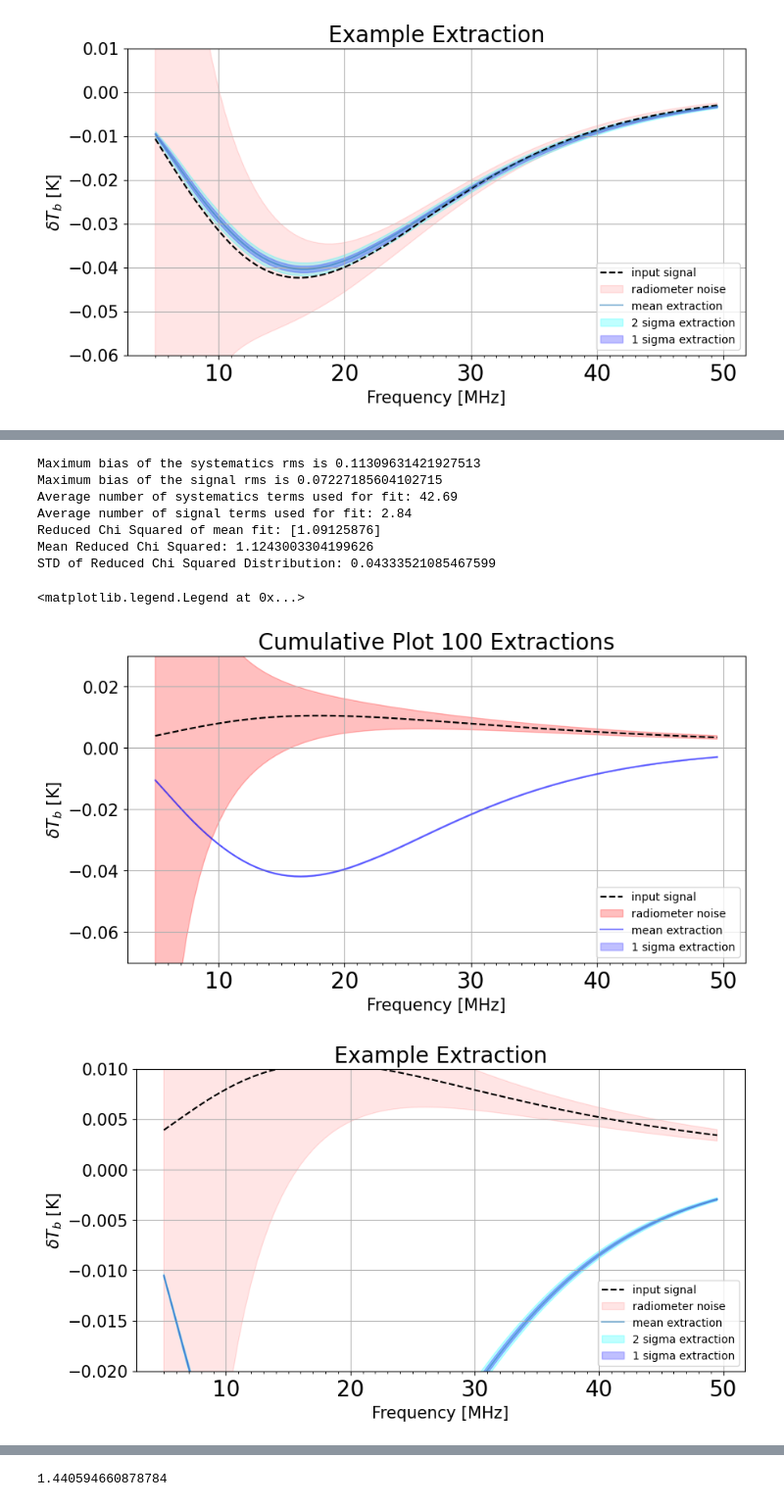
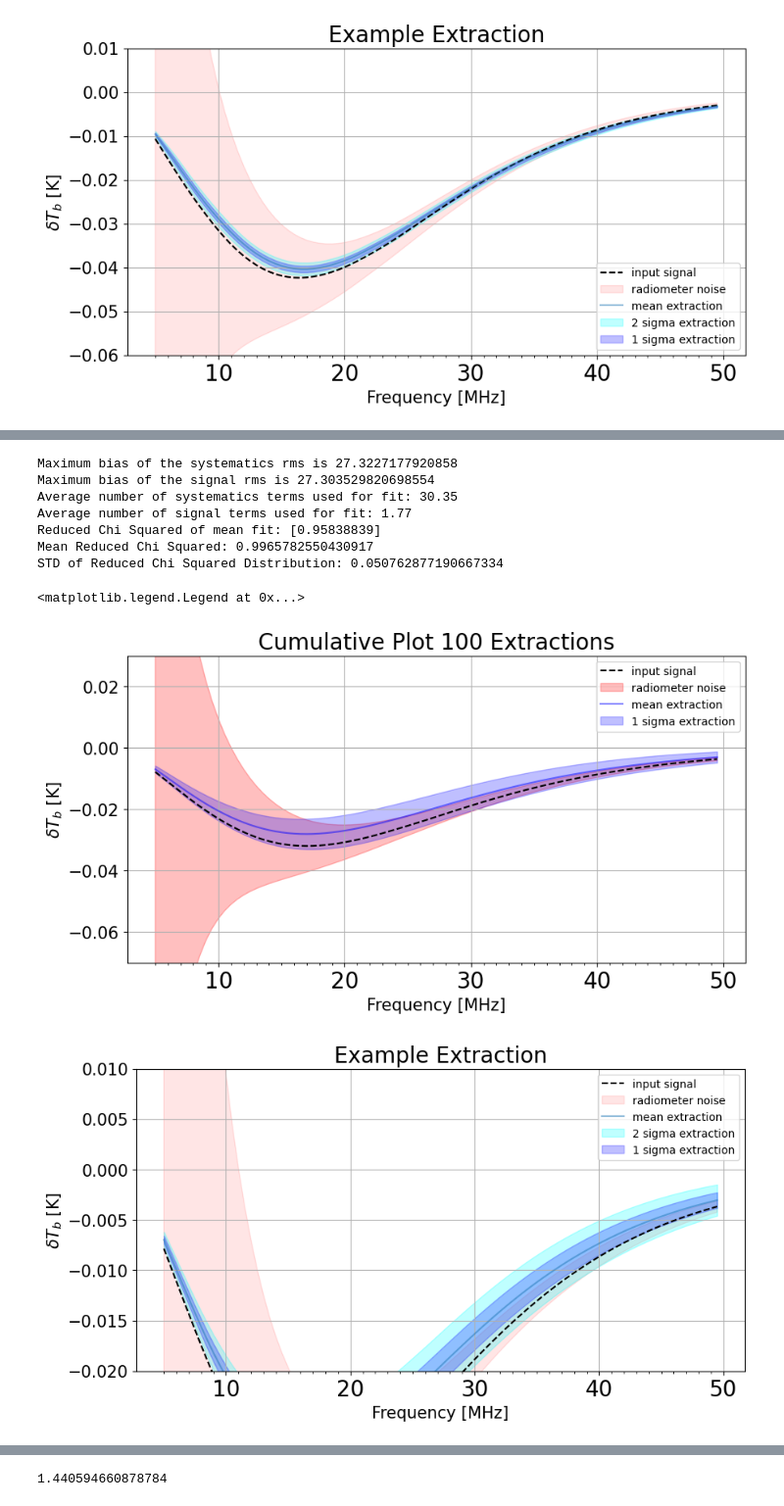
Before and after one commit to daba9359/Exotic_Models, a Jupyter notebook: Caden_Stuff.ipynb, the cells around one changed output, grey strips where cells are left out. Shown at 98% size. Saved outputs shown, nothing was run; the diff lists cells and outputs as text; code cells hidden in the pictures.

```diff
--- a/Caden_Stuff.ipynb
+++ b/Caden_Stuff.ipynb
@@ -365,7 +366,7 @@ high_std = 0.5
 ## Synchrotron Foreground Variables
 ylim = (-0.07,0.03)
 N_TS = 1000   # Number of curves in the training set
-parameter_variation = [0,0.005,0]
+parameter_variation = [0,0.0005,0]
 sky_maps = master_foreground_array
 sky_maps_truncated = sky_maps[:,4:49,:]  # the trucated sky maps that map the frequency range of frequencies (though it may not match the number of bins)
 frequency_range_truncated = np.arange(5,50)  # Truncated frequency range that matches the sky map frequencies
@@ -373,14 +374,14 @@ frequency_range_truncated = np.arange(5,50)  # Truncated frequency range that ma
 manual_systematics_terms = 0
 manual_signal_terms = 0
 N_extractions = N_extractions
-num_sig_vectors = 4   # maximum number of signal modes to use in the extractions
+num_sig_vectors = 5  # maximum number of signal modes to use in the extractions
 num_sys_vectors = 75    # maximum number of systematic modes to use in the extraction
 num_basis_vectors = 75  # number of basis vectors to create for the root bases (make sure its as big as the largest num_sys or num_sig_vectors number)
 ## signal that is used as the input to the observation data: ##
 parameter_array = np.array([[omR0,0],[omM0h2,0],[omK0,0],[omL0,0],[omB0h2,0/h**2],[H0,0]])
-input_signal = DMAN_training_set_curves[1] # fiducial signal
+input_signal = DMAN_training_set_curves[2] # fiducial signal
 ##  ##
-signal_training_set = lambdaCDM_training_set[:,16::2]  ### indexing is needed to get it into the correct shape for the extraction. Training set used in the pylinex fit
+signal_training_set = DMAN_training_set_curves ### indexing is needed to get it into the correct shape for the extraction. Training set used in the pylinex fit
 
 
 # Step 1: Create the spectral index map that will govern the B_values of the beam (since they govern the indices of the regions).
@@ -454,7 +455,7 @@ systematics = static_monchrome_beam_simulation[2]
 test_extraction_static_monochrome = py21cmsig.extraction_statistics(N_extractions,monochro_beam_TS_10LSTs,signal_training_set,data,noise,signal,systematics,\
                                                   frequencies,multi_spectra=True,display_type = "cumulative sigmas",\
                                                     title="Cumulative Plot",num_sig_vectors=num_sig_vectors,num_sys_vectors=num_sys_vectors,\
-                                                        num_basis_vectors=num_basis_vectors,ylim=ylim,sigma_plot = 1,N_antenna=N_antenna,priors=True)
+                                                        num_basis_vectors=num_basis_vectors,ylim=ylim,sigma_plot = 1,N_antenna=N_antenna,priors=False)
 
 
 
@@ -471,39 +472,39 @@ sig3_diff = 3*test_extraction_static_monochrome[14]
 color = "tab:blue"
 sigma_plot = 2
 title = "Example Extraction"
 ylim = (-0.02,0.01)
 
 plt.figure(figsize=(10, 5))
 plt.plot(frequencies,signal,color='black',ls="--",label="input signal")
 plt.fill_between(frequencies,signal+noise[0],signal-noise[0],alpha=0.1,label="radiometer noise",color="red")
 plt.plot(frequencies,mean,color=color,alpha=0.5,label="mean extraction")
 if sigma_plot == 3:
     plt.fill_between(frequencies,mean-sig3_diff,mean+sig3_diff,alpha=0.25,label="3 sigma extraction",color="gray")
     plt.fill_between(frequencies,mean-sig2_diff,mean+sig2_diff,alpha=0.25,label="2 sigma extraction",color="cyan")
     plt.fill_between(frequencies,mean-sig1_diff,mean+sig1_diff,alpha=0.25,label="1 sigma extraction",color="blue")
 if sigma_plot == 2:
     plt.fill_between(frequencies,mean-sig2_diff,mean+sig2_diff,alpha=0.25,label="2 sigma extraction",color="cyan")
     plt.fill_between(frequencies,mean-sig1_diff,mean+sig1_diff,alpha=0.25,label="1 sigma extraction",color="blue")
 if sigma_plot == 1:
     plt.fill_between(frequencies,mean-sig1_diff,mean+sig1_diff,alpha=0.25,label="1 sigma extraction",color="blue")
 
 plt.xticks(ticks=np.arange(5,51,1),minor=True)
 plt.xticks(size=20)
 plt.xlabel("Frequency [MHz]",fontsize=15)
 plt.yticks(fontsize=15)
 plt.ylabel(r"$\delta T_b$ [K]",fontsize=15)
 plt.title(title, fontsize=20)
 plt.ylim(ylim)
 plt.grid()
 plt.legend()
 # %% [output]
-Maximum bias of the systematics rms is 0.11309631421927513
-Maximum bias of the signal rms is 0.07227185604102715
-Average number of systematics terms used for fit: 42.69
-Average number of signal terms used for fit: 2.84
-Reduced Chi Squared of mean fit: [1.09125876]
-Mean Reduced Chi Squared: 1.1243003304199626
-STD of Reduced Chi Squared Distribution: 0.04333521085467599
+Maximum bias of the systematics rms is 27.3227177920858
+Maximum bias of the signal rms is 27.303529820698554
+Average number of systematics terms used for fit: 30.35
+Average number of signal terms used for fit: 1.77
+Reduced Chi Squared of mean fit: [0.95838839]
+Mean Reduced Chi Squared: 0.9965782550430917
+STD of Reduced Chi Squared Distribution: 0.050762877190667334
 <matplotlib.legend.Legend at 0x...>
-[figure, old version]
+[figure, new version]
-[figure, old version]
+[figure, new version]
```
Also changed, not shown: parts of 7 cells of this notebook, 1 other file.
